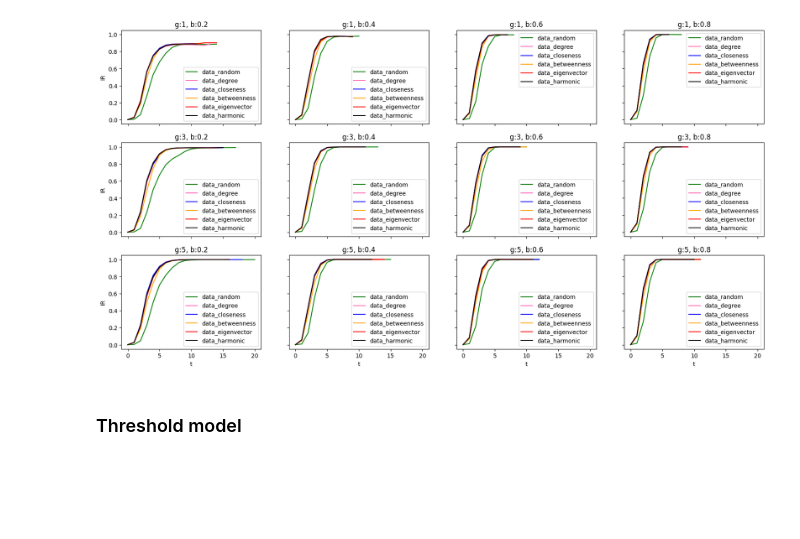
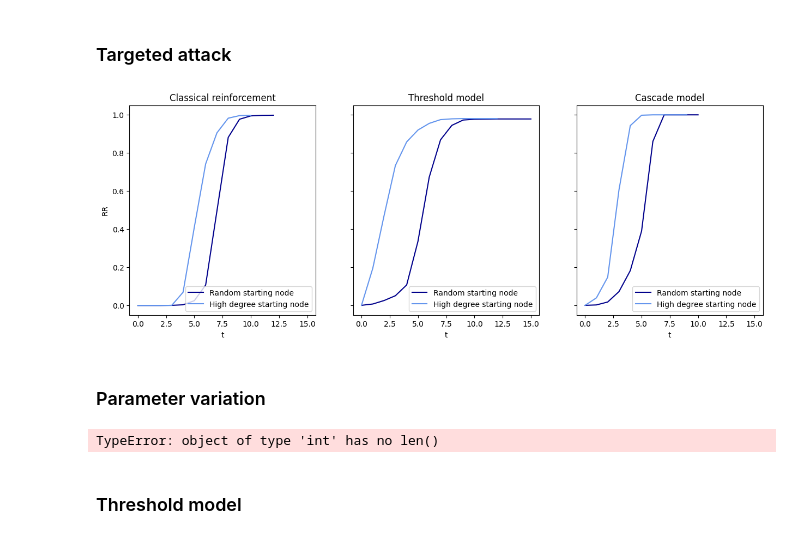
Before and after one commit to IdaUgilt/NA_project_facebook_friendships, a Jupyter notebook: indetify_key_employees.ipynb, the cells around one changed output. Cells and saved outputs as stored; diff of their text form; code cells hidden in the pictures; blank space fills up the shorter version.

```diff
--- a/indetify_key_employees.ipynb
+++ b/indetify_key_employees.ipynb
@@ -59,8 +79,36 @@ data['data_random']
+# %% [markdown]
+### Targeted attack
+# %%
+# Define plot
+fig, ax = plt.subplots(1, 3, figsize=(15, 5), sharex=True, sharey=True)
+
+# Define color palette
+custom_palette = ['darkblue', 'cornflowerblue']  # Add more colors if needed
+
+# Classical
+sns.lineplot(data=data_classical['random'], x='t', y='RR', label='Random starting node', color=custom_palette[0], ax=ax[0])
+sns.lineplot(data=data_classical['degree'], x='t', y='RR', label='High degree starting node', color=custom_palette[1], ax=ax[0])
+
+# Threshold
+sns.lineplot(data=data_threshold['random'], x='t', y='IR', label='Random starting node', color=custom_palette[0], ax=ax[1])
+sns.lineplot(data=data_threshold['degree'], x='t', y='IR', label='High degree starting node', color=custom_palette[1], ax=ax[1])
+
+# Cascade
+sns.lineplot(data=data_cascade['random'], x='t', y='IR', label='Random starting node', color=custom_palette[0], ax=ax[2])
+sns.lineplot(data=data_cascade['degree'], x='t', y='IR', label='High degree starting node', color=custom_palette[1], ax=ax[2])
+
+ax[0].set_title('Classical reinforcement');
+ax[1].set_title('Threshold model');
+ax[2].set_title('Cascade model');
+# %% [output]
+[figure, added]
+# %% [markdown]
+### Parameter variation
 # %%
 fig, ax = plt.subplots(len(gamma), len(beta), figsize=(20,10), sharex=True, sharey=True)
 
 # Define a custom color palette
-custom_palette = ['green', 'hotpink','blue','orange','red', 'black']  # Add more colors if needed
+custom_palette = ['green', 'hotpink','blue','orange']  # Add more colors if needed
 
 for i, g in enumerate(gamma):
     for j, b in enumerate(beta):
@@ -71,6 +119,6 @@ for i, g in enumerate(gamma):
 
         ax[i,j].set_title(f'g:{g}, b:{b}')
 # %% [output]
-[figure, removed]
+TypeError: object of type 'int' has no len()
 # %% [markdown]
 ### Threshold model
```
Also changed, not shown: parts of 18 cells of this notebook.
